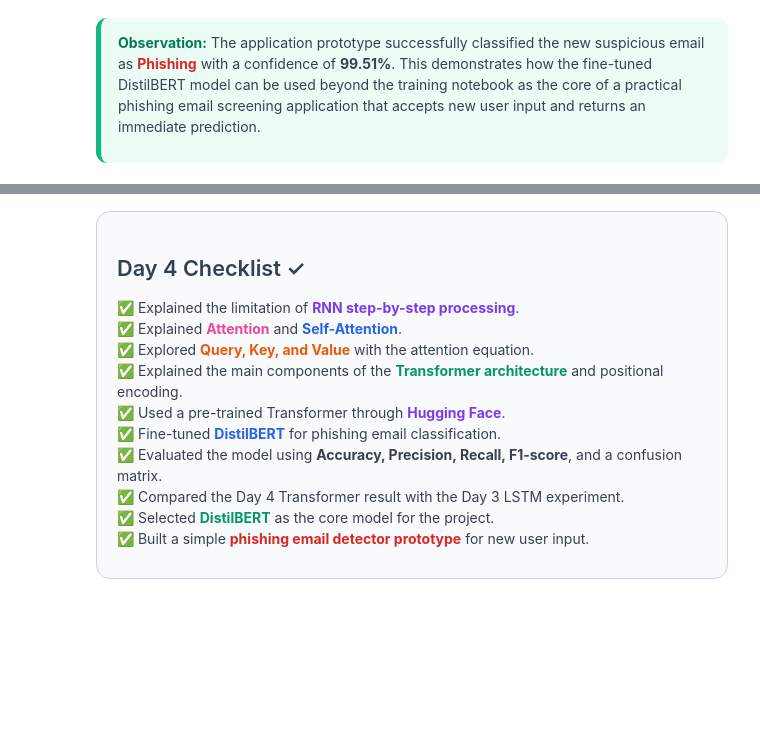
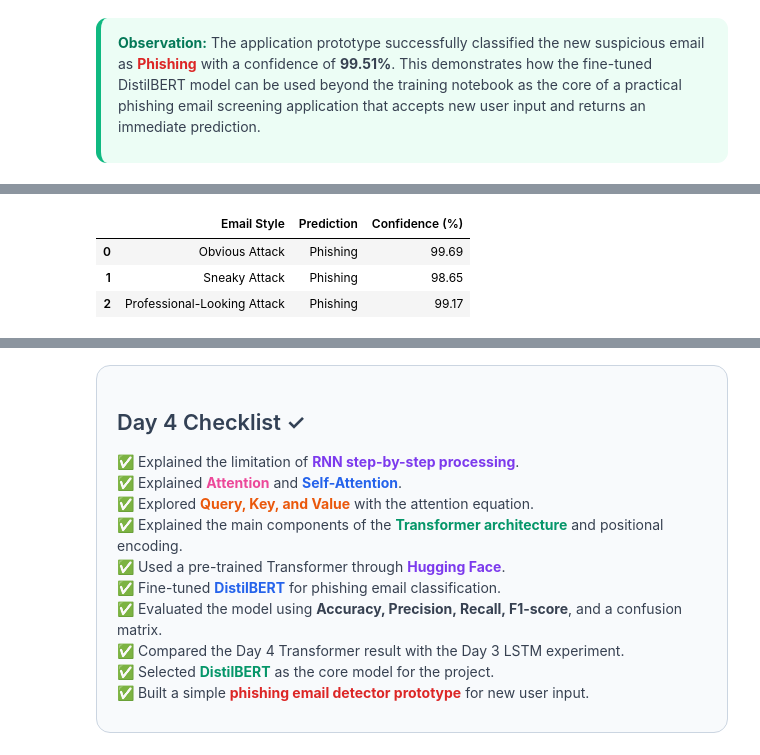
Before and after one commit to assma122/Binx-ai-ml-training, a Jupyter notebook: Week7/Day4/Week7_Day4.ipynb, the cells around one changed output, grey strips where cells are left out. Drawn from its saved outputs; the diff is of its cells as text; code cells hidden in the pictures; blank space fills up the shorter version.

Commit message:
Add Week 7 Day 4 Attention and Transformers phishing project

```diff
--- a/Week7/Day4/Week7_Day4.ipynb
+++ b/Week7/Day4/Week7_Day4.ipynb
@@ -1080,0 +1089,67 @@ Confidence: 99.51%
+# %%
+# Red-Team Challenge: test the trained model on different phishing styles
+
+red_team_emails = {
+    "Obvious Attack": """
+    URGENT! Your account has been suspended.
+    Click the link below immediately to verify your identity
+    or your account will be permanently disabled.
+    """,
+
+    "Sneaky Attack": """
+    Hello,
+    We noticed a small issue with your recent account activity.
+    Please review your account information using the secure link provided
+    to make sure everything is up to date.
+    Thank you.
+    """,
+
+    "Professional-Looking Attack": """
+    Dear Customer,
+
+    As part of our regular security review, we are requesting users
+    to confirm their account details.
+
+    Please sign in through the verification page below to avoid
+    any interruption to your service.
+
+    Best regards,
+    Account Security Team
+    """
+}
+
+red_team_results = []
+
+for style, email_text in red_team_emails.items():
+    inputs = tokenizer(
+        email_text,
+        return_tensors="pt",
+        truncation=True,
+        padding=True,
+        max_length=128
+    )
+
+    inputs = {key: value.to(model.device) for key, value in inputs.items()}
+
+    with torch.no_grad():
+        outputs = model(**inputs)
+
+    probabilities = torch.softmax(outputs.logits, dim=1)
+    predicted_class = torch.argmax(probabilities, dim=1).item()
+    confidence = probabilities[0][predicted_class].item() * 100
+
+    prediction = "Phishing" if predicted_class == 1 else "Legitimate"
+
+    red_team_results.append({
+        "Email Style": style,
+        "Prediction": prediction,
+        "Confidence (%)": round(confidence, 2)
+    })
+
+red_team_df = pd.DataFrame(red_team_results)
+red_team_df
+# %% [output]
+|  | Email Style | Prediction | Confidence (%) |
+| 0 | Obvious Attack | Phishing | 99.69 |
+| 1 | Sneaky Attack | Phishing | 98.65 |
+| 2 | Professional-Looking Attack | Phishing | 99.17 |
```
Also changed, not shown: parts of 12 cells of this notebook.
